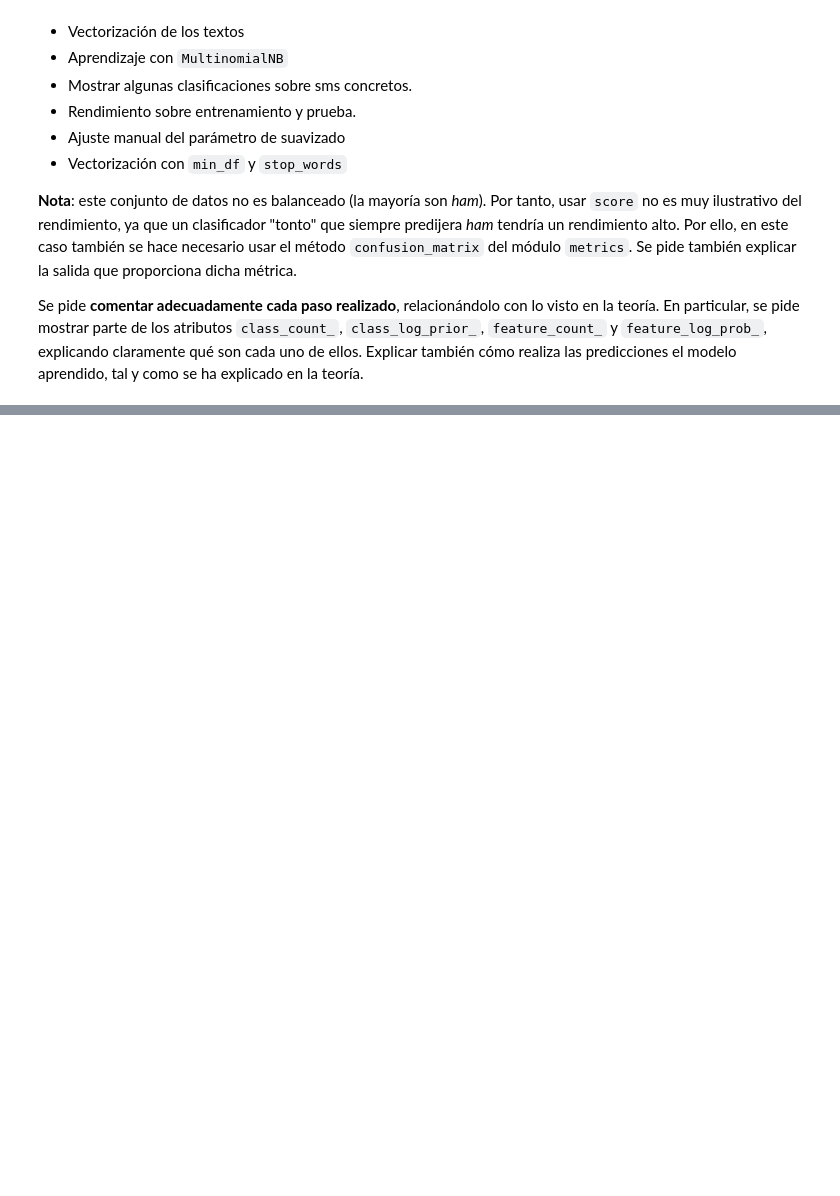
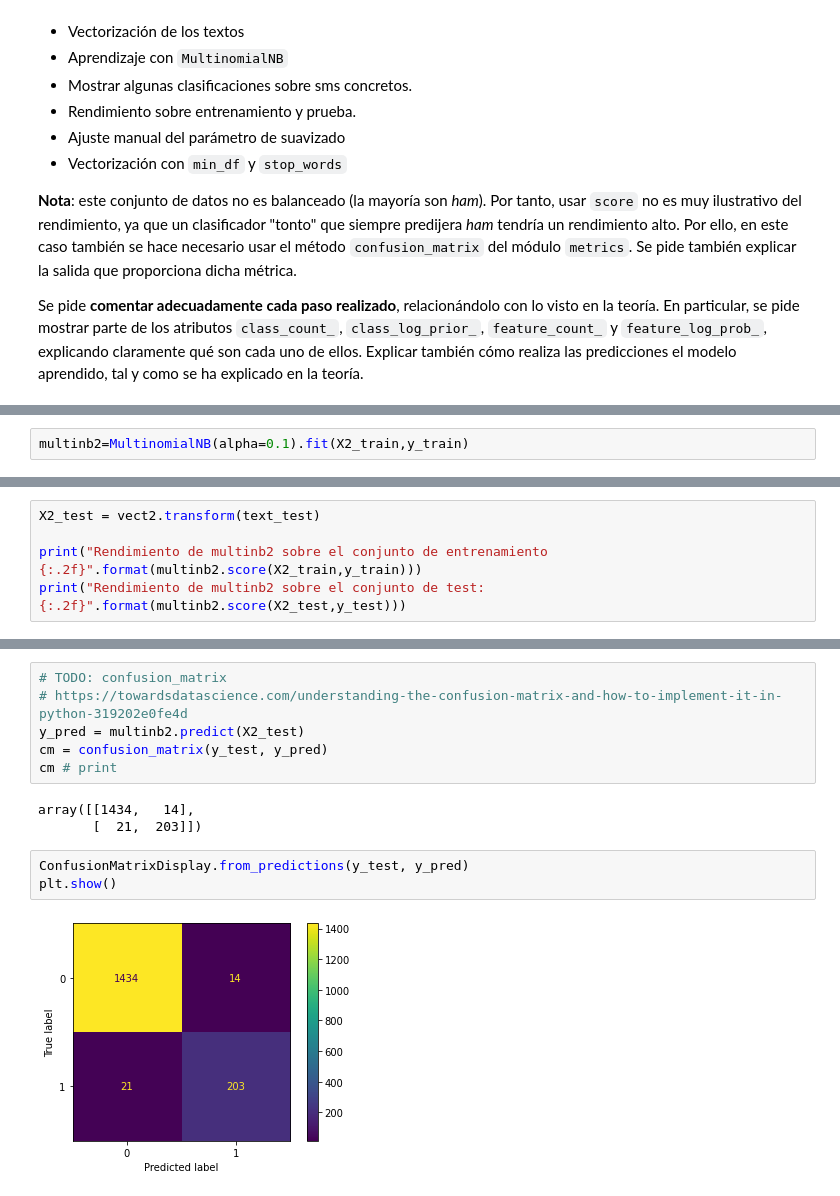
Before and after one commit to serrodcal-MII/AA-02-NB, a Jupyter notebook: Ejercicio Multinomial Naive Bayes.ipynb, the cells around one changed output, grey strips where cells are left out. Cells and saved outputs as stored; diff of their text form; blank space fills up the shorter version.

```diff
--- a/Ejercicio Multinomial Naive Bayes.ipynb
+++ b/Ejercicio Multinomial Naive Bayes.ipynb
@@ -36,0 +265,2 @@ Se pide **comentar adecuadamente cada paso realizado**, relacionándolo con lo v
+# %%
+multinb2=MultinomialNB(alpha=0.1).fit(X2_train,y_train)
@@ -36,0 +281,5 @@ Se pide **comentar adecuadamente cada paso realizado**, relacionándolo con lo v
+# %%
+X2_test = vect2.transform(text_test)
+
+print("Rendimiento de multinb2 sobre el conjunto de entrenamiento {:.2f}".format(multinb2.score(X2_train,y_train)))
+print("Rendimiento de multinb2 sobre el conjunto de test: {:.2f}".format(multinb2.score(X2_test,y_test)))
@@ -36,0 +299,14 @@ Se pide **comentar adecuadamente cada paso realizado**, relacionándolo con lo v
+# %%
+# TODO: confusion_matrix
+# https://towardsdatascience.com/understanding-the-confusion-matrix-and-how-to-implement-it-in-python-319202e0fe4d
+y_pred = multinb2.predict(X2_test)
+cm = confusion_matrix(y_test, y_pred)
+cm # print
+# %% [output]
+array([[1434,   14],
+       [  21,  203]])
+# %%
+ConfusionMatrixDisplay.from_predictions(y_test, y_pred)
+plt.show()
+# %% [output]
+[figure, added]
```
Also changed, not shown: parts of 33 cells of this notebook.
